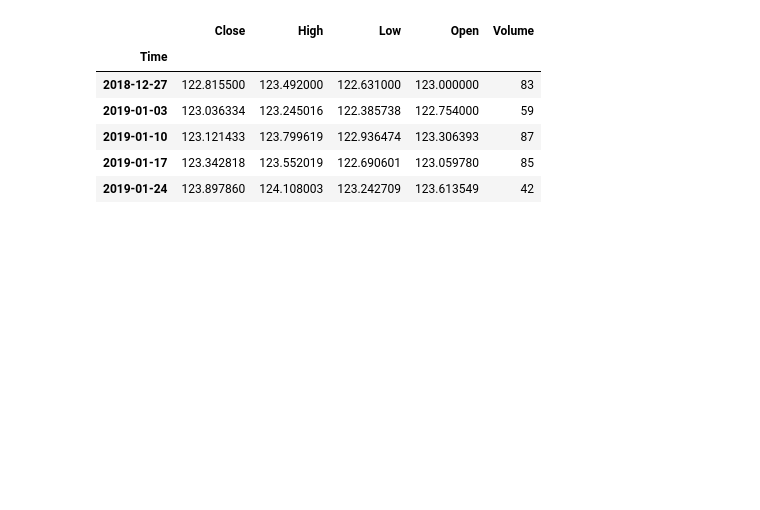
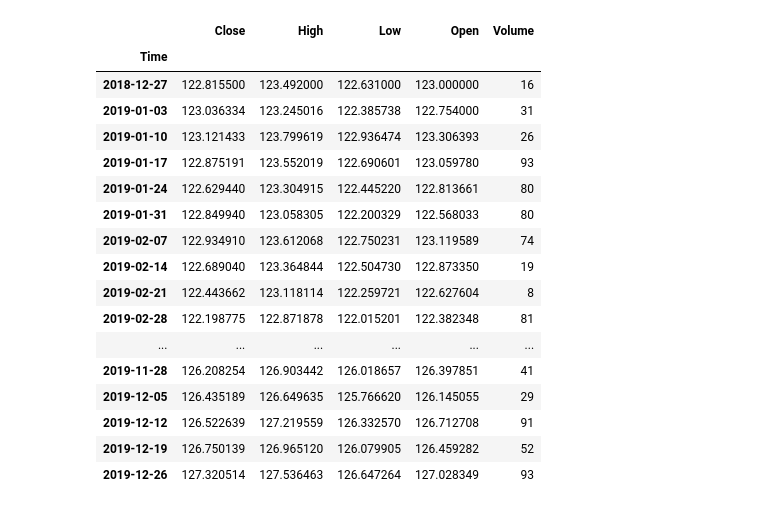
Before and after one commit to dabidma/Covid-VS-The-Stock-Market, a Jupyter notebook: stocks_vs_covid.ipynb, the cells around one changed output. Cells and saved outputs as stored; diff of their text form; code cells hidden in the pictures; blank space fills up the shorter version.

```diff
--- a/stocks_vs_covid.ipynb
+++ b/stocks_vs_covid.ipynb
@@ -87,15 +87,26 @@ stock_date2021.head()
 # %%
 microsoft2019 = stock_df('MSFT', beg_2019, end_2019)
 stock_date2019 = microsoft2019.set_index('Time')
-stock_date2019.head()
+stock_date2019
 # %% [output]
 |  | Close | High | Low | Open | Volume |
 | Time |  |  |  |  |  |
-| 2018-12-27 | 122.815500 | 123.492000 | 122.631000 | 123.000000 | 83 |
-| 2019-01-03 | 123.036334 | 123.245016 | 122.385738 | 122.754000 | 59 |
-| 2019-01-10 | 123.121433 | 123.799619 | 122.936474 | 123.306393 | 87 |
-| 2019-01-17 | 123.342818 | 123.552019 | 122.690601 | 123.059780 | 85 |
-| 2019-01-24 | 123.897860 | 124.108003 | 123.242709 | 123.613549 | 42 |
+| 2018-12-27 | 122.815500 | 123.492000 | 122.631000 | 123.000000 | 16 |
+| 2019-01-03 | 123.036334 | 123.245016 | 122.385738 | 122.754000 | 31 |
+| 2019-01-10 | 123.121433 | 123.799619 | 122.936474 | 123.306393 | 26 |
+| 2019-01-17 | 122.875191 | 123.552019 | 122.690601 | 123.059780 | 93 |
+| 2019-01-24 | 122.629440 | 123.304915 | 122.445220 | 122.813661 | 80 |
+| 2019-01-31 | 122.849940 | 123.058305 | 122.200329 | 122.568033 | 80 |
+| 2019-02-07 | 122.934910 | 123.612068 | 122.750231 | 123.119589 | 74 |
+| 2019-02-14 | 122.689040 | 123.364844 | 122.504730 | 122.873350 | 19 |
+| 2019-02-21 | 122.443662 | 123.118114 | 122.259721 | 122.627604 | 8 |
+| 2019-02-28 | 122.198775 | 122.871878 | 122.015201 | 122.382348 | 81 |
+| ... | ... | ... | ... | ... | ... |
+| 2019-11-28 | 126.208254 | 126.903442 | 126.018657 | 126.397851 | 41 |
+| 2019-12-05 | 126.435189 | 126.649635 | 125.766620 | 126.145055 | 29 |
+| 2019-12-12 | 126.522639 | 127.219559 | 126.332570 | 126.712708 | 91 |
+| 2019-12-19 | 126.750139 | 126.965120 | 126.079905 | 126.459282 | 52 |
+| 2019-12-26 | 127.320514 | 127.536463 | 126.647264 | 127.028349 | 93 |
 # %%
 fig= plt.figure(figsize=(20,15))
 top_plt = plt.subplot2grid((5,4), (0,0), rowspan=3, colspan=4)
```
Also changed, not shown: parts of 5 cells of this notebook.
